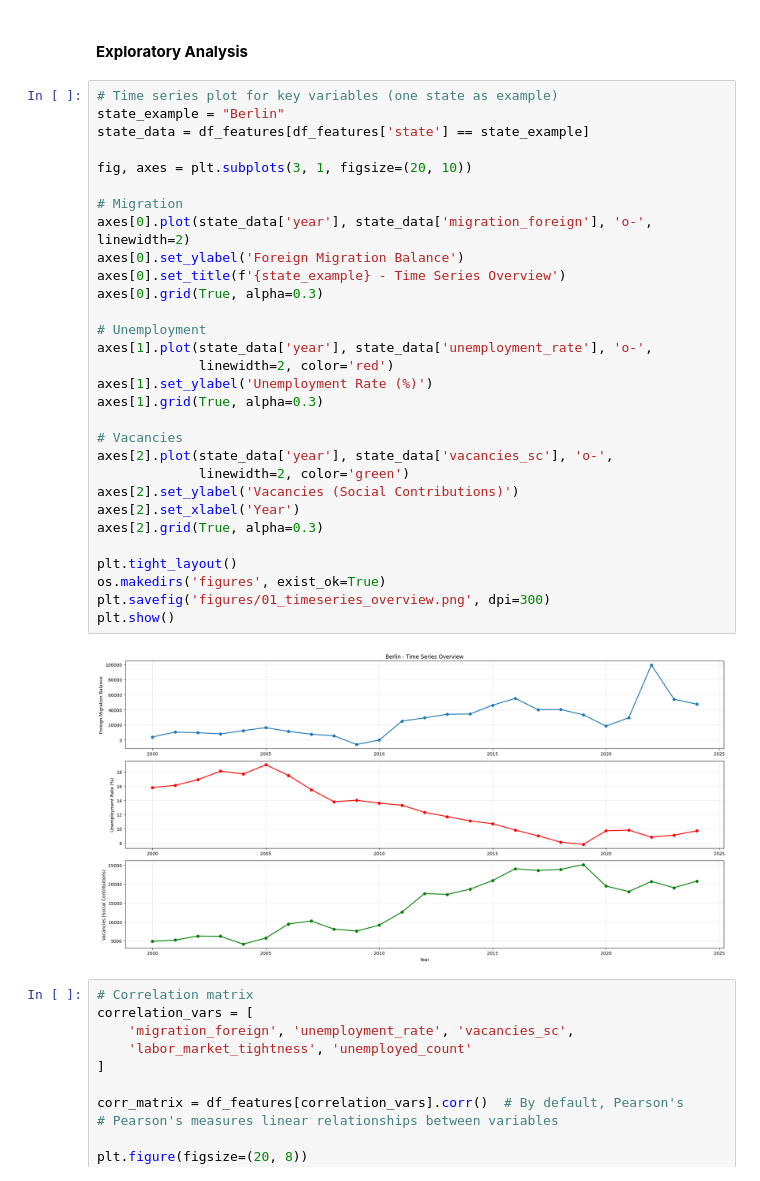
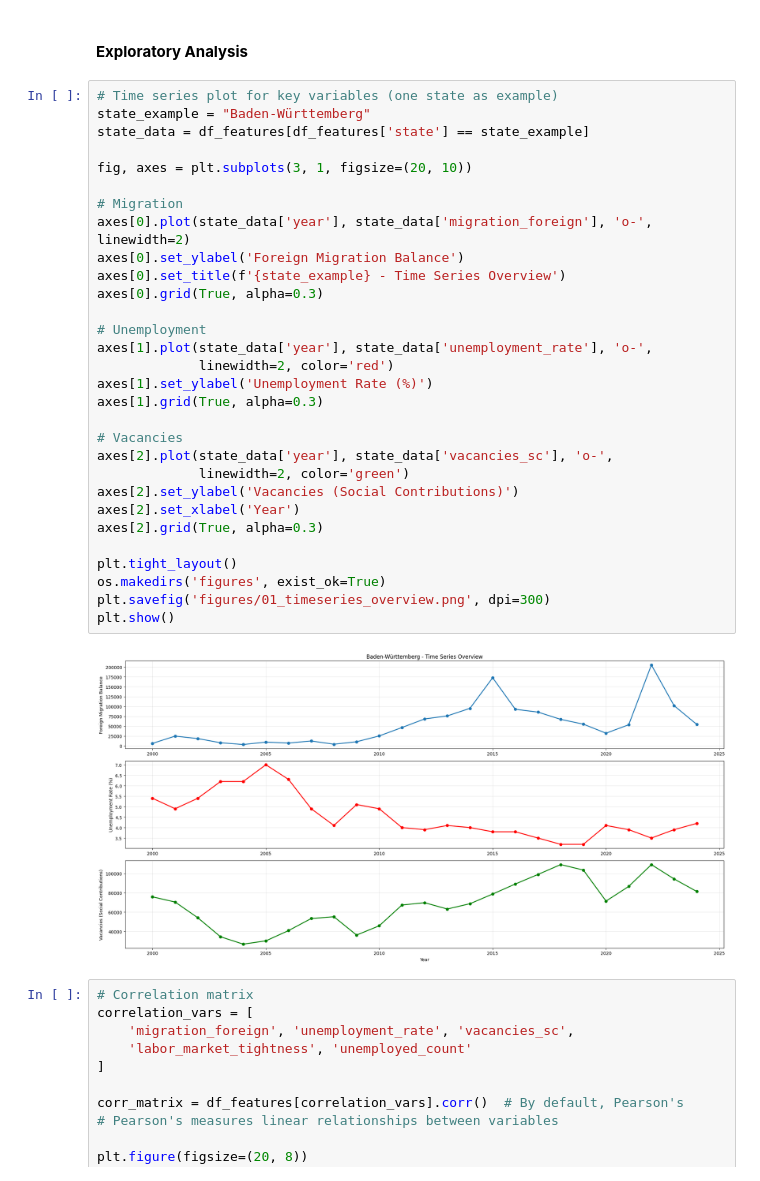
Before and after one commit to chiraagmishra/urban-technology-project, a Jupyter notebook: urbanTech.ipynb, the cells around one changed output. Cells and saved outputs as stored; diff of their text form.

```diff
--- a/urbanTech.ipynb
+++ b/urbanTech.ipynb
@@ -357,36 +368,36 @@ df_features.head(3)
 #### **Exploratory Analysis**
 # %%
 # Time series plot for key variables (one state as example)
-state_example = "Berlin"
+state_example = "Baden-Württemberg"
 state_data = df_features[df_features['state'] == state_example]
 
 fig, axes = plt.subplots(3, 1, figsize=(20, 10))
 
 # Migration
 axes[0].plot(state_data['year'], state_data['migration_foreign'], 'o-', linewidth=2)
 axes[0].set_ylabel('Foreign Migration Balance')
 axes[0].set_title(f'{state_example} - Time Series Overview')
 axes[0].grid(True, alpha=0.3)
 
 # Unemployment
 axes[1].plot(state_data['year'], state_data['unemployment_rate'], 'o-',
              linewidth=2, color='red')
 axes[1].set_ylabel('Unemployment Rate (%)')
 axes[1].grid(True, alpha=0.3)
 
 # Vacancies
 axes[2].plot(state_data['year'], state_data['vacancies_sc'], 'o-',
              linewidth=2, color='green')
 axes[2].set_ylabel('Vacancies (Social Contributions)')
 axes[2].set_xlabel('Year')
 axes[2].grid(True, alpha=0.3)
 
 plt.tight_layout()
 os.makedirs('figures', exist_ok=True)
 plt.savefig('figures/01_timeseries_overview.png', dpi=300)
 plt.show()
 # %% [output]
-[figure, old version]
+[figure, new version]
 # %%
 # Correlation matrix
 correlation_vars = [
```
Also changed, not shown: parts of 16 cells of this notebook.
